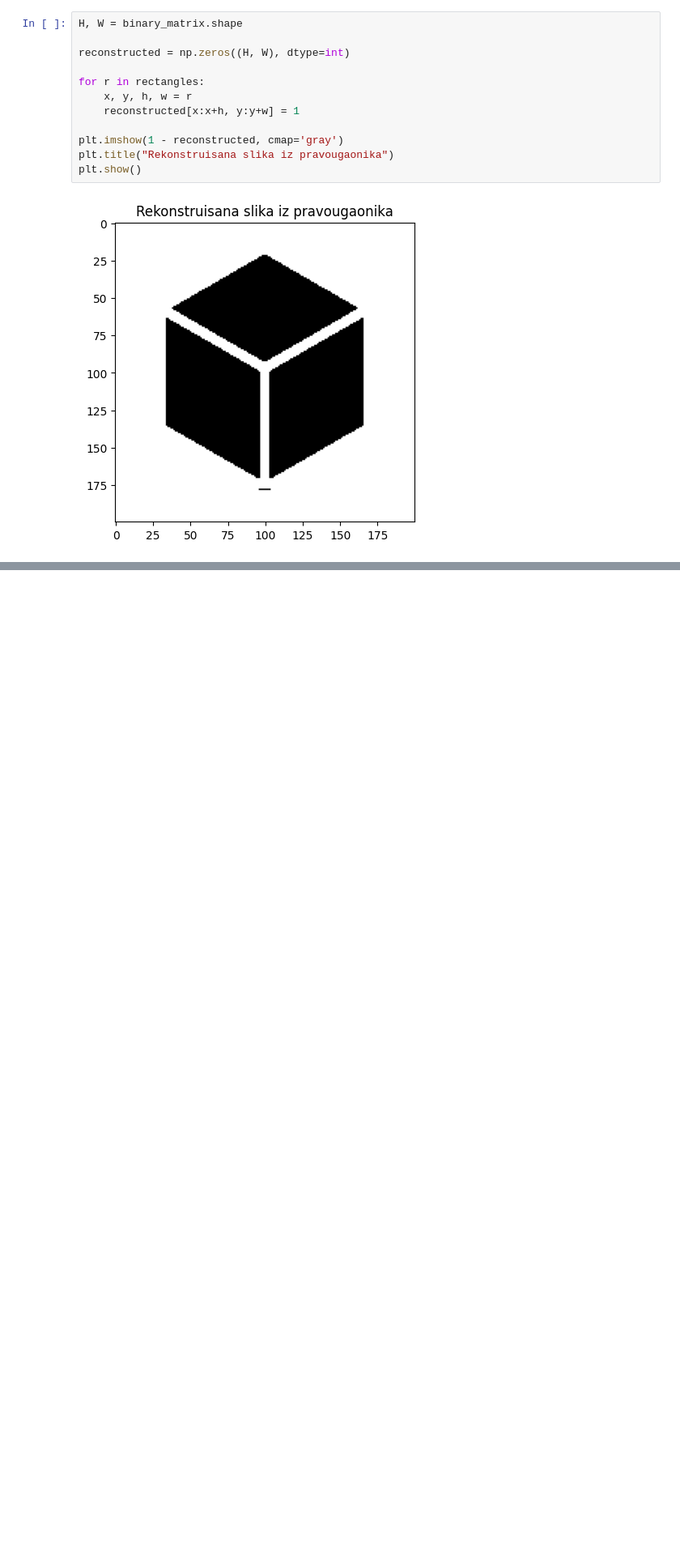
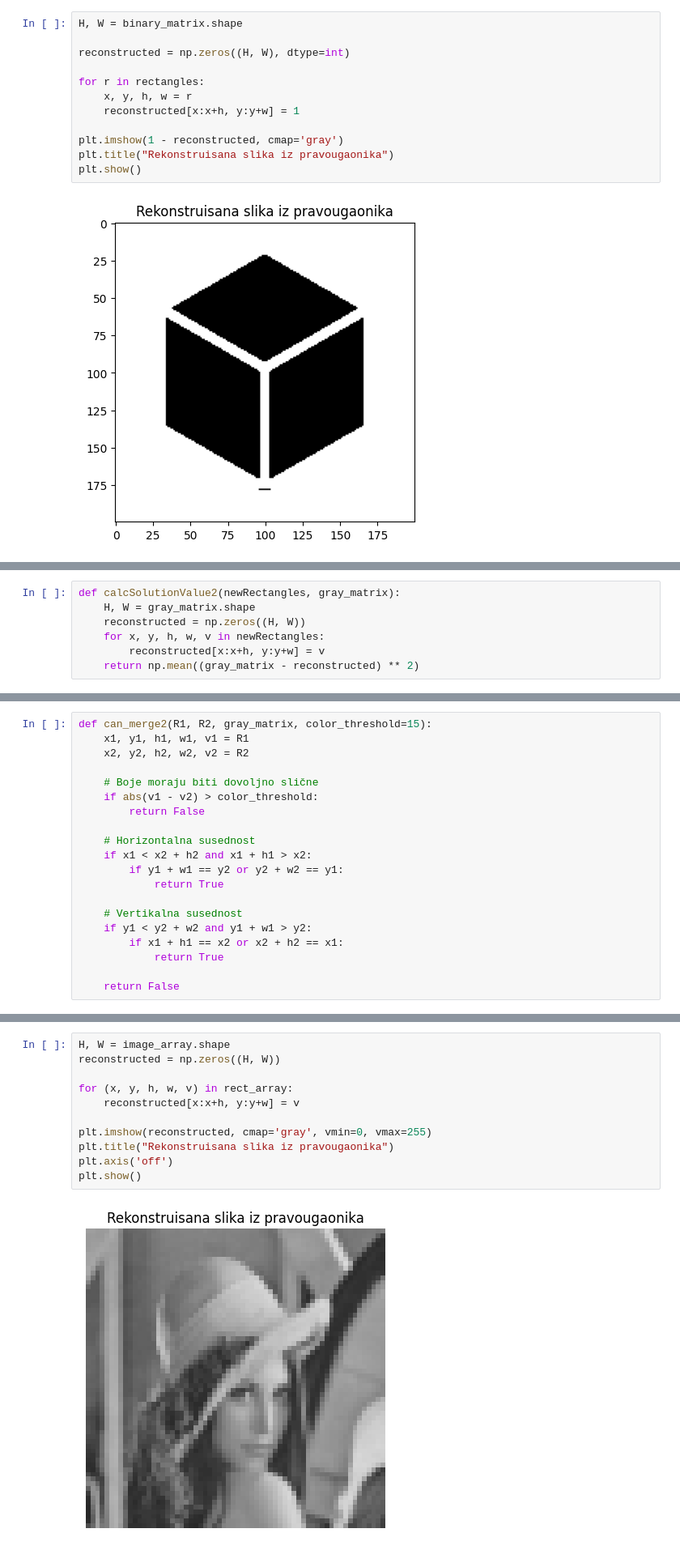
Before and after one commit to Miksaa13/Rectilinear-Picture-Compression-project, a Jupyter notebook: Rectilinear Picture Compression.ipynb, the cells around one changed output, grey strips where cells are left out. Shown: that part at 81% size. Saved outputs shown, nothing was run; the diff lists cells and outputs as text; blank space fills up the shorter version.

```diff
--- a/Rectilinear Picture Compression.ipynb
+++ b/Rectilinear Picture Compression.ipynb
@@ -120,0 +145,7 @@ plt.show()
+# %%
+def calcSolutionValue2(newRectangles, gray_matrix):
+    H, W = gray_matrix.shape
+    reconstructed = np.zeros((H, W))
+    for x, y, h, w, v in newRectangles:
+        reconstructed[x:x+h, y:y+w] = v
+    return np.mean((gray_matrix - reconstructed) ** 2)
@@ -120,0 +164,20 @@ plt.show()
+# %%
+def can_merge2(R1, R2, gray_matrix, color_threshold=15):
+    x1, y1, h1, w1, v1 = R1
+    x2, y2, h2, w2, v2 = R2
+
+    # Boje moraju biti dovoljno slične
+    if abs(v1 - v2) > color_threshold:
+        return False
+
+    # Horizontalna susednost
+    if x1 < x2 + h2 and x1 + h1 > x2:
+        if y1 + w1 == y2 or y2 + w2 == y1:
+            return True
+
+    # Vertikalna susednost
+    if y1 < y2 + w2 and y1 + w1 > y2:
+        if x1 + h1 == x2 or x2 + h2 == x1:
+            return True
+
+    return False
@@ -120,0 +228,13 @@ plt.show()
+# %%
+H, W = image_array.shape
+reconstructed = np.zeros((H, W))
+
+for (x, y, h, w, v) in rect_array:
+    reconstructed[x:x+h, y:y+w] = v
+
+plt.imshow(reconstructed, cmap='gray', vmin=0, vmax=255)
+plt.title("Rekonstruisana slika iz pravougaonika")
+plt.axis('off')
+plt.show()
+# %% [output]
+[figure, added]
```
Also changed, not shown: parts of 11 cells of this notebook, 1 other file.
